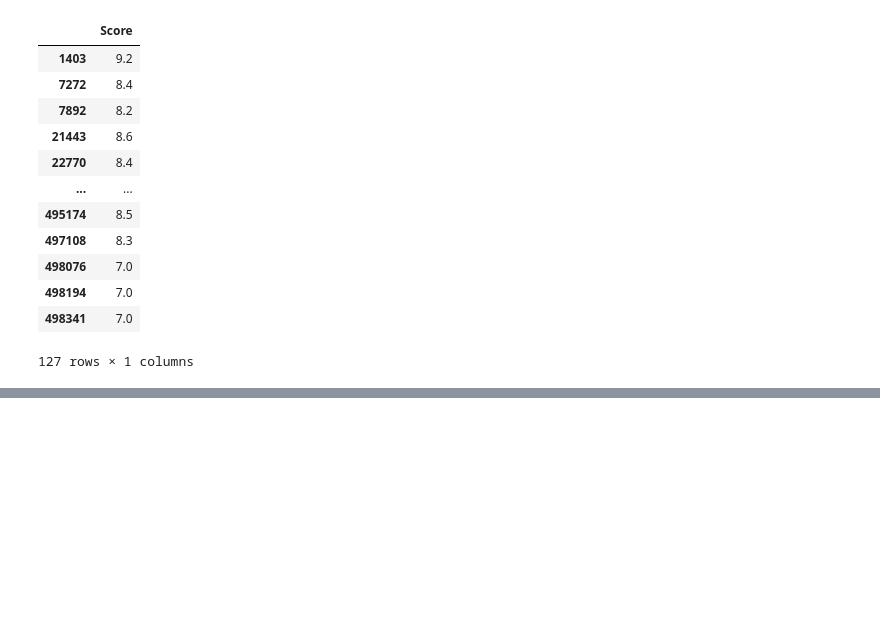
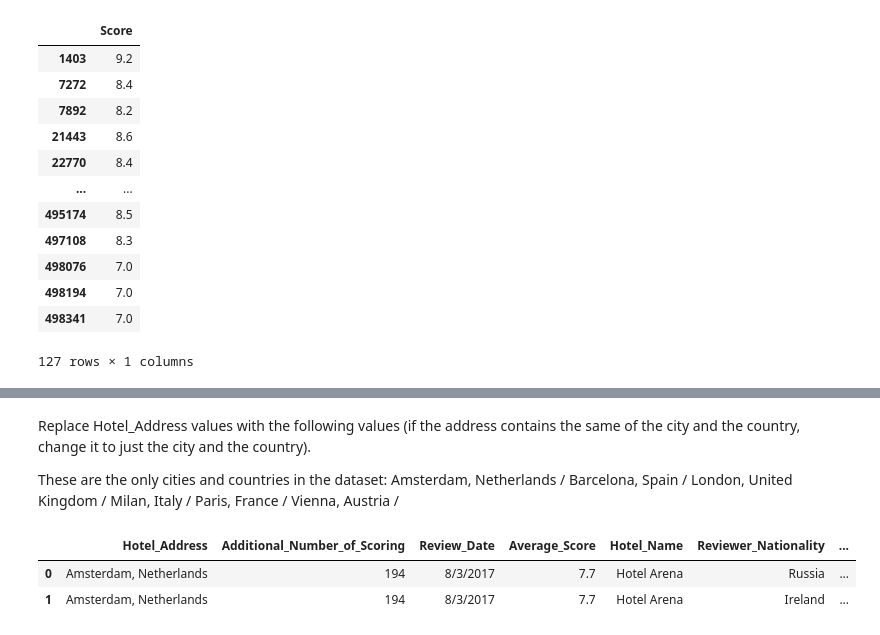
Before and after one commit to omarelwaliely/datascience, a Jupyter notebook: microsoft_beginner_ml/hotel_reviews/hotel_reviews.ipynb, the cells around one changed output, grey strips where cells are left out. Drawn from its saved outputs; the diff is of its cells as text; code cells hidden in the pictures; blank space fills up the shorter version.

```diff
--- a/microsoft_beginner_ml/hotel_reviews/hotel_reviews.ipynb
+++ b/microsoft_beginner_ml/hotel_reviews/hotel_reviews.ipynb
@@ -191,0 +204,3 @@ pd.DataFrame({"Score":both['Average_Score']})
+# %%
+reviews = reviews.drop(columns=['lat', 'lng'])
+reviews.head(2)
@@ -191,0 +211,33 @@ pd.DataFrame({"Score":both['Average_Score']})
+# %% [markdown]
+Replace Hotel_Address values with the following values (if the address contains the same of the city and the country, change it to just the city and the country).
+
+These are the only cities and countries in the dataset:
+Amsterdam, Netherlands /
+Barcelona, Spain /
+London, United Kingdom /
+Milan, Italy /
+Paris, France /
+Vienna, Austria /
+# %%
+def replace_address(x):
+    if "Netherlands" in x:
+        return "Amsterdam, Netherlands"
+    elif "Barcelona" in x:
+        return "Barcelona, Spain"
+    elif "United Kingdom" in x:
+        return "London, United Kingdom"
+    elif "Milan" in x:
+        return "Milan, Italy"
+    elif "France" in x:
+        return "Paris, France"
+    elif "Vienna" in x:
+        return "Vienna, Austria"
+    else:
+        return x
+# %%
+reviews['Hotel_Address'] = reviews['Hotel_Address'].apply(replace_address)
+reviews.head(2)
+# %% [output]
+|  | Hotel_Address | Additional_Number_of_Scoring | Review_Date | Average_Score | Hotel_Name | Reviewer_Nationality | ... |
+| 0 | Amsterdam, Netherlands | 194 | 8/3/2017 | 7.7 | Hotel Arena | Russia | ... |
+| 1 | Amsterdam, Netherlands | 194 | 8/3/2017 | 7.7 | Hotel Arena | Ireland | ... |
```
Also changed, not shown: parts of 16 cells of this notebook.
